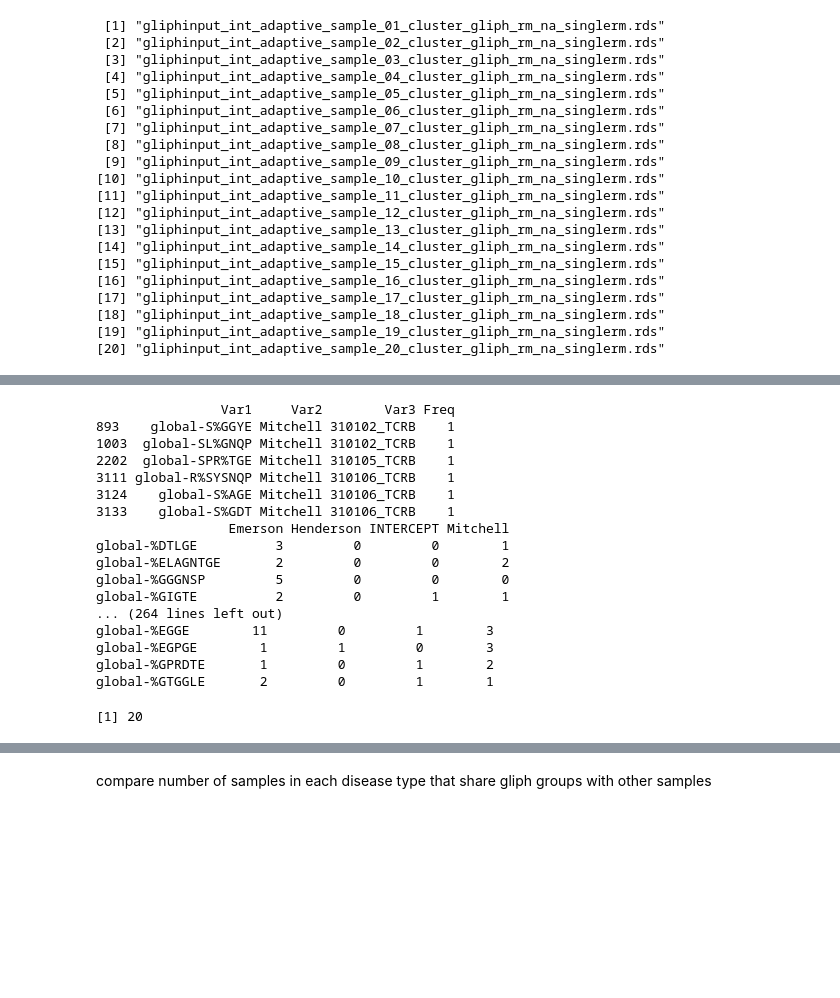
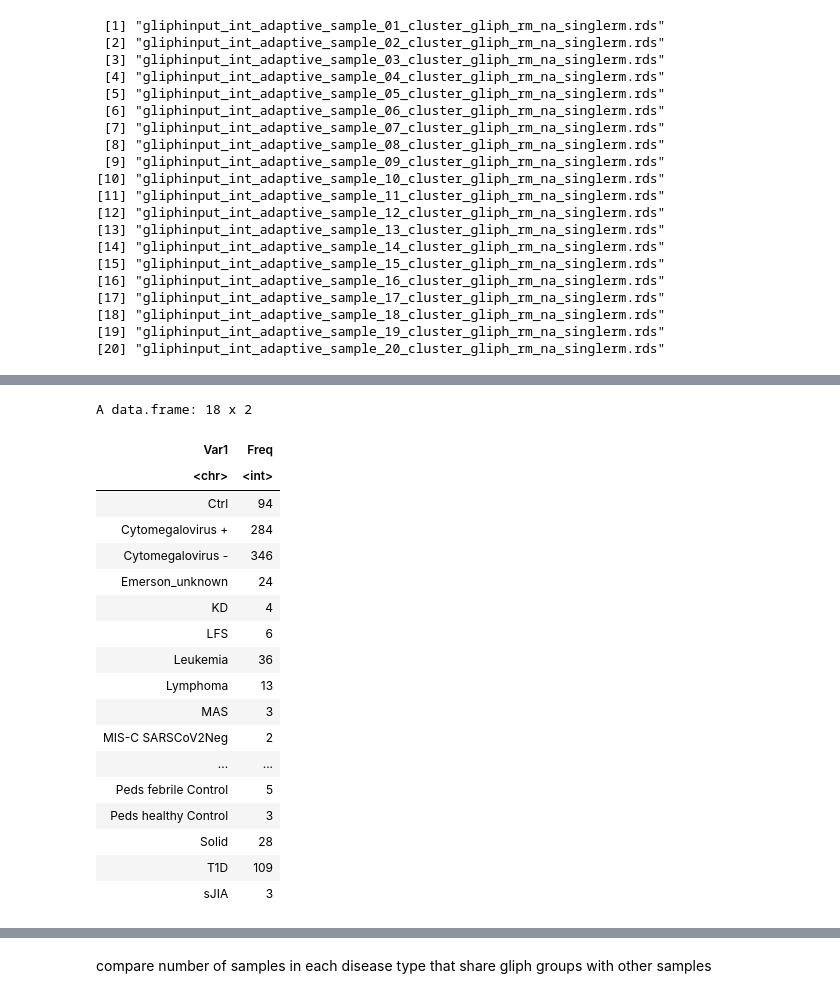
Before and after one commit to pughlab/ped_CapTCRseq, a Jupyter notebook: notebooks/14_gliph_diversity.ipynb, the cells around one changed output, grey strips where cells are left out. Drawn from its saved outputs; the diff is of its cells as text; code cells hidden in the pictures; blank space fills up the shorter version.

```diff
--- a/notebooks/14_gliph_diversity.ipynb
+++ b/notebooks/14_gliph_diversity.ipynb
@@ -86,24 +106,27 @@ filelist
+# %%
+myfreq <- as.data.frame(table(discovery_metadata$disease) , stringsAsFactors = F)
+
+myfreq
+tmp <- discovery_metadata[ discovery_metadata$disease %in% myfreq$Var1[ myfreq$Freq > 5],]
+# %% [output]
+A data.frame: 18 x 2
+| Var1 | Freq |
+| <chr> | <int> |
+| Ctrl | 94 |
+| Cytomegalovirus + | 284 |
+| Cytomegalovirus - | 346 |
+| Emerson_unknown | 24 |
+| KD | 4 |
+| LFS | 6 |
+| Leukemia | 36 |
+| Lymphoma | 13 |
+| MAS | 3 |
+| MIS-C SARSCoV2Neg | 2 |
+| ... | ... |
+| Peds febrile Control | 5 |
+| Peds healthy Control | 3 |
+| Solid | 28 |
+| T1D | 109 |
+| sJIA | 3 |
 # %%
-mylist <- lapply(filelist, function(x){ gliph_div.fx(datapath, h4hpath, x )})
+mylist_pat_type <- lapply(filelist, function(x){ pat_type.fx(datapath, h4hpath, x )})
-# %% [output]
-                Var1     Var2        Var3 Freq
-893    global-S%GGYE Mitchell 310102_TCRB    1
-1003  global-SL%GNQP Mitchell 310102_TCRB    1
-2202  global-SPR%TGE Mitchell 310105_TCRB    1
-3111 global-R%SYSNQP Mitchell 310106_TCRB    1
-3124    global-S%AGE Mitchell 310106_TCRB    1
-3133    global-S%GDT Mitchell 310106_TCRB    1
-                 Emerson Henderson INTERCEPT Mitchell
-global-%DTLGE          3         0         0        1
-global-%ELAGNTGE       2         0         0        2
-global-%GGGNSP         5         0         0        0
-global-%GIGTE          2         0         1        1
-... (264 lines left out)
-global-%EGGE        11         0         1        3
-global-%EGPGE        1         1         0        3
-global-%GPRDTE       1         0         1        2
-global-%GTGGLE       2         0         1        1
-# %%
-length(mylist)
-# %% [output]
-[1] 20
```
Also changed, not shown: parts of 30 cells of this notebook, 3 other files.
